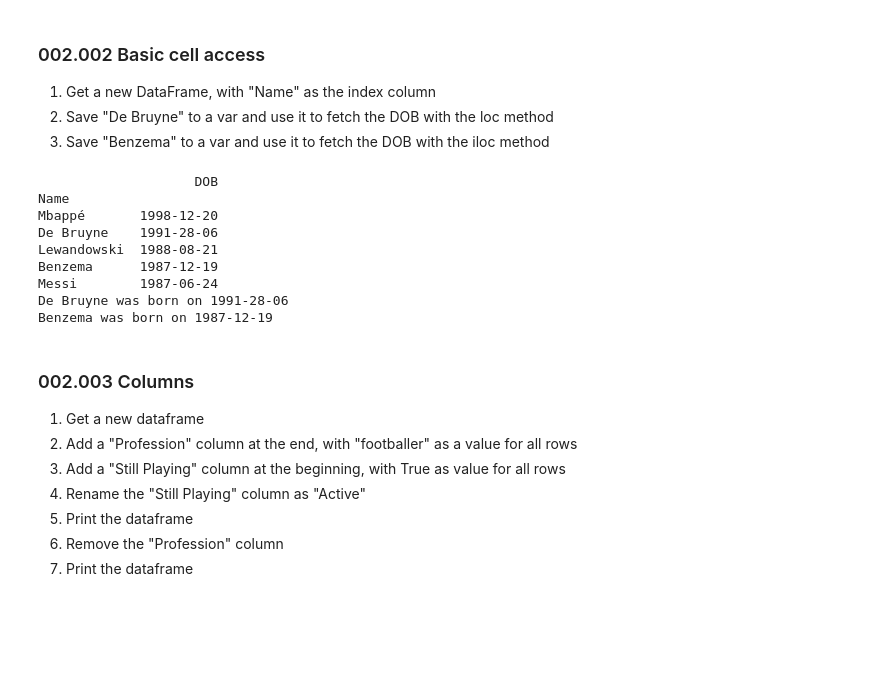
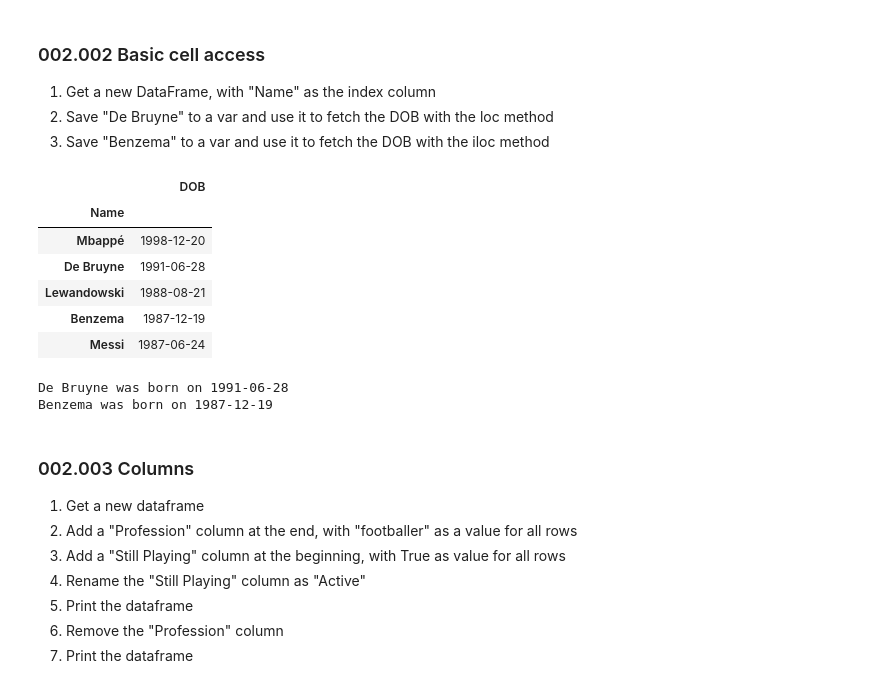
Before and after one commit to gotofritz/jupyter, a Jupyter notebook: katas/pandas_katas/002_dataframe_manipulation.ipynb, the cells around one changed output. Drawn from its saved outputs; the diff is of its cells as text; code cells hidden in the pictures; blank space fills up the shorter version.

```diff
--- a/katas/pandas_katas/002_dataframe_manipulation.ipynb
+++ b/katas/pandas_katas/002_dataframe_manipulation.ipynb
@@ -61,17 +64,17 @@ ID
 1. Save "Benzema" to a var and use it to fetch the DOB with the iloc method
 # %%
 df = fresh_df(src="002.tsv", id="Name")
-print(df)
+df
 # solution
 # %% [output]
+|  | DOB |
+| Name |  |
+| Mbappé | 1998-12-20 |
+| De Bruyne | 1991-06-28 |
+| Lewandowski | 1988-08-21 |
+| Benzema | 1987-12-19 |
+| Messi | 1987-06-24 |
-                    DOB
-Name
-Mbappé       1998-12-20
-De Bruyne    1991-28-06
-Lewandowski  1988-08-21
-Benzema      1987-12-19
-Messi        1987-06-24
-De Bruyne was born on 1991-28-06
+De Bruyne was born on 1991-06-28
 Benzema was born on 1987-12-19
 # %% [markdown]
 ### 002.003 Columns
```
Also changed, not shown: parts of 4 cells of this notebook, 16 other files.
